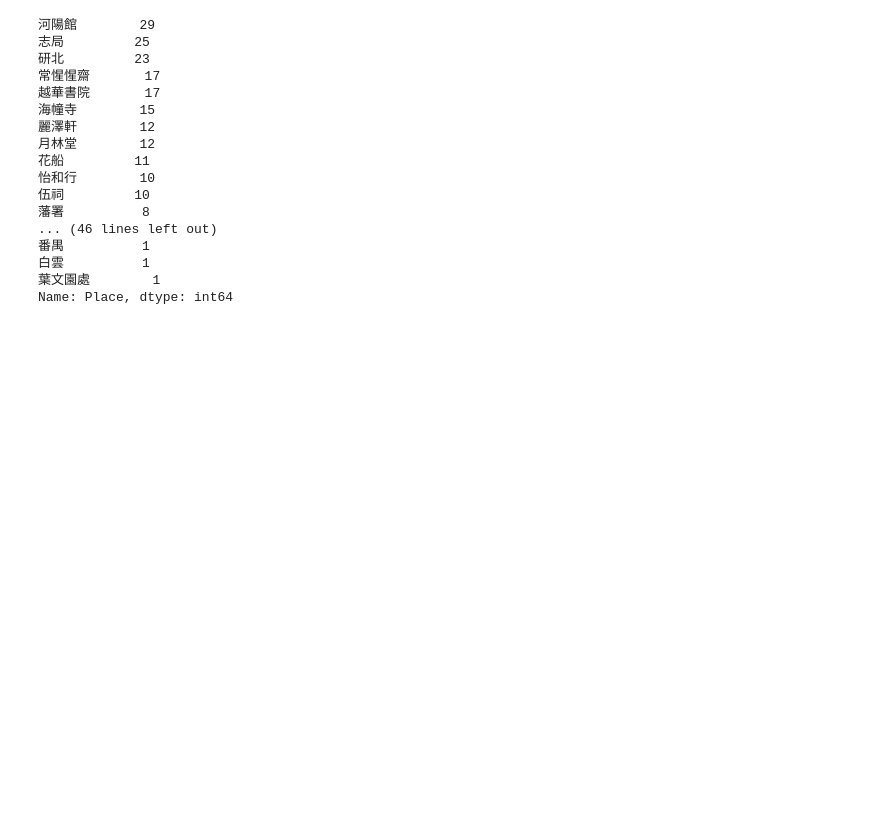
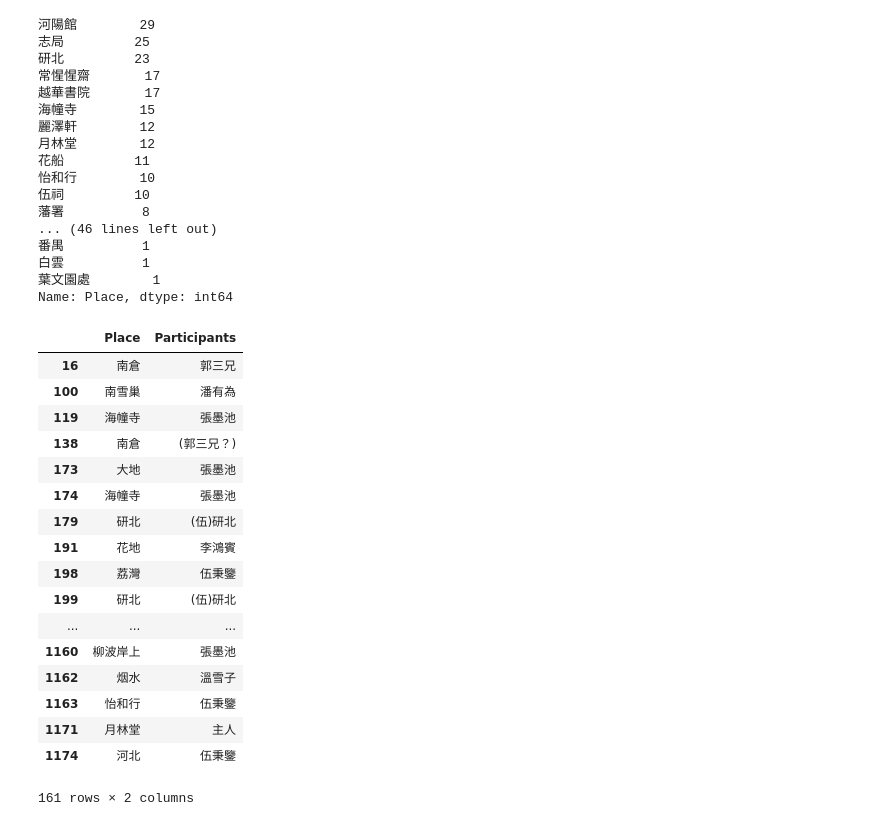
Before and after one commit to yumengzou/XLSDiary_SNA, a Jupyter notebook: Python_Notebook/diary_newFormat.ipynb, the cells around one changed output. Saved outputs shown, nothing was run; the diff lists cells and outputs as text; code cells hidden in the pictures; blank space fills up the shorter version.

```diff
--- a/Python_Notebook/diary_newFormat.ipynb
+++ b/Python_Notebook/diary_newFormat.ipynb
@@ -329,3 +329,25 @@ diary["Place"].value_counts()
 白雲          1
 葉文園處        1
 Name: Place, dtype: int64
+# %%
+geoac=diary[["Place","Participants"]].dropna()
+geoac
+# %% [output]
+|  | Place | Participants |
+| 16 | 南倉 | 郭三兄 |
+| 100 | 南雪巢 | 潘有為 |
+| 119 | 海幢寺 | 張墨池 |
+| 138 | 南倉 | (郭三兄？) |
+| 173 | 大地 | 張墨池 |
+| 174 | 海幢寺 | 張墨池 |
+| 179 | 研北 | (伍)研北 |
+| 191 | 花地 | 李鴻賓 |
+| 198 | 荔灣 | 伍秉鑒 |
+| 199 | 研北 | (伍)研北 |
+| ... | ... | ... |
+| 1160 | 柳波岸上 | 張墨池 |
+| 1162 | 烟水 | 溫雪子 |
+| 1163 | 怡和行 | 伍秉鑒 |
+| 1171 | 月林堂 | 主人 |
+| 1174 | 河北 | 伍秉鑒 |
+161 rows × 2 columns
```
Also changed, not shown: parts of 14 cells of this notebook, 1 other file.
